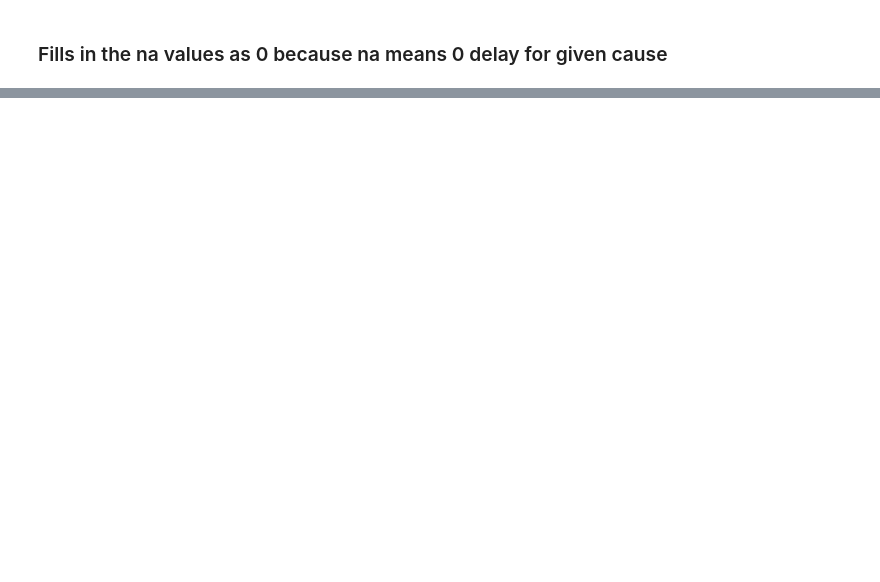
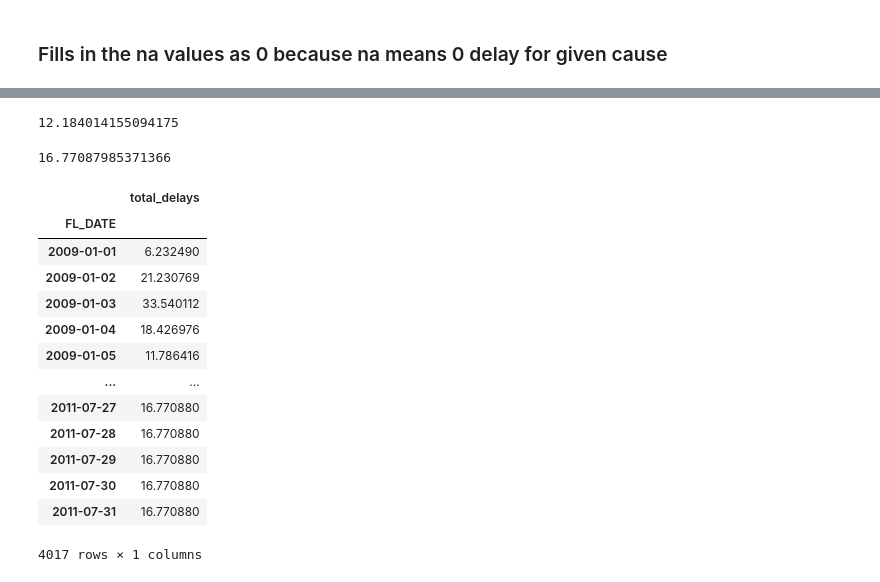
Before and after one commit to Alfred-W-S-Pirovits-Jr/individual-project, a Jupyter notebook: wrangle.ipynb, the cells around one changed output, grey strips where cells are left out. Cells and saved outputs as stored; diff of their text form; code cells hidden in the pictures; blank space fills up the shorter version.

```diff
--- a/wrangle.ipynb
+++ b/wrangle.ipynb
@@ -250,0 +416,60 @@ memory usage: 83.2 MB
+# %%
+flights_monthly_mean = flights.resample('M').mean().total_delays
+# %%
+impute_1 = flights_monthly_mean.loc['2009-09-30'] + flights_monthly_mean.loc['2009-11-30'] / 2
+impute_1
+# %% [output]
+12.184014155094175
+# %%
+impute_2 = flights_monthly_mean.loc['2011-06-30'] + flights_monthly_mean.loc['2011-08-31'] / 2
+impute_2
+# %% [output]
+16.77087985371366
+# %%
+flights_daily_mean = pd.DataFrame(flights.resample('D').mean().total_delays)
+
+start_date = datetime.strptime("2009-10-01", "%Y-%m-%d")
+end_date = datetime.strptime("2009-10-31", "%Y-%m-%d")
+date_list = pd.date_range(start_date, end_date, freq='D')
+impute_1_list = [impute_1] * 31
+
+list_tuples = list(zip(date_list, impute_1_list))
+list_tuples = pd.DataFrame(list_tuples, columns=['FL_DATE', 'total_delays'])
+
+list_tuples.FL_DATE = list_tuples.FL_DATE.astype('datetime64')
+list_tuples = list_tuples.set_index('FL_DATE')
+
+flights_daily_mean = flights_daily_mean.append(list_tuples)
+
+
+start_date_2 = datetime.strptime("2011-07-01", "%Y-%m-%d")
+end_date_2 = datetime.strptime("2011-07-31", "%Y-%m-%d")
+date_list_2 = pd.date_range(start_date_2, end_date_2, freq='D')
+impute_2_list = [impute_2] * 31
+
+list_tuples_2 = list(zip(date_list_2, impute_2_list))
+list_tuples_2 = pd.DataFrame(list_tuples_2, columns=['FL_DATE', 'total_delays'])
+
+list_tuples_2.FL_DATE = list_tuples_2.FL_DATE.astype('datetime64')
+list_tuples_2 = list_tuples_2.set_index('FL_DATE')
+
+flights_daily_mean = flights_daily_mean.append(list_tuples_2)
+
+flights_daily_mean.dropna(axis=0)
+# %%
+flights_daily_mean.dropna(axis=0)
+# %% [output]
+|  | total_delays |
+| FL_DATE |  |
+| 2009-01-01 | 6.232490 |
+| 2009-01-02 | 21.230769 |
+| 2009-01-03 | 33.540112 |
+| 2009-01-04 | 18.426976 |
+| 2009-01-05 | 11.786416 |
+| ... | ... |
+| 2011-07-27 | 16.770880 |
+| 2011-07-28 | 16.770880 |
+| 2011-07-29 | 16.770880 |
+| 2011-07-30 | 16.770880 |
+| 2011-07-31 | 16.770880 |
+4017 rows × 1 columns
```
Also changed, not shown: parts of 40 cells of this notebook, 3 other files.
